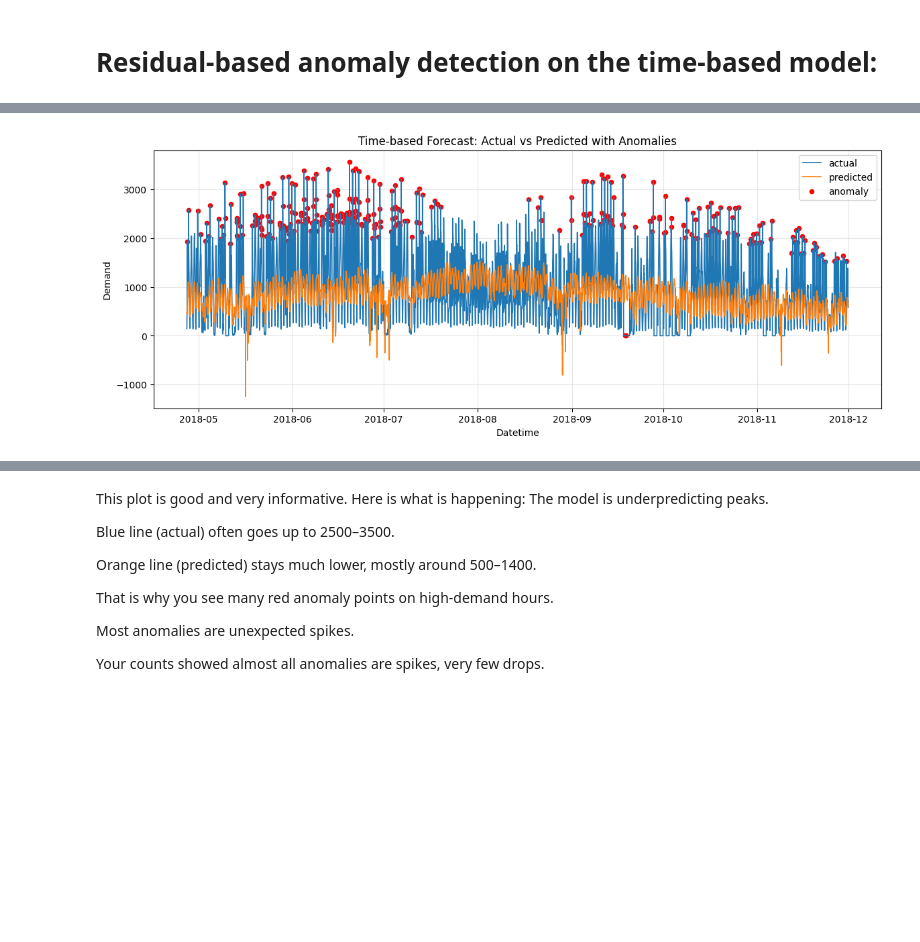
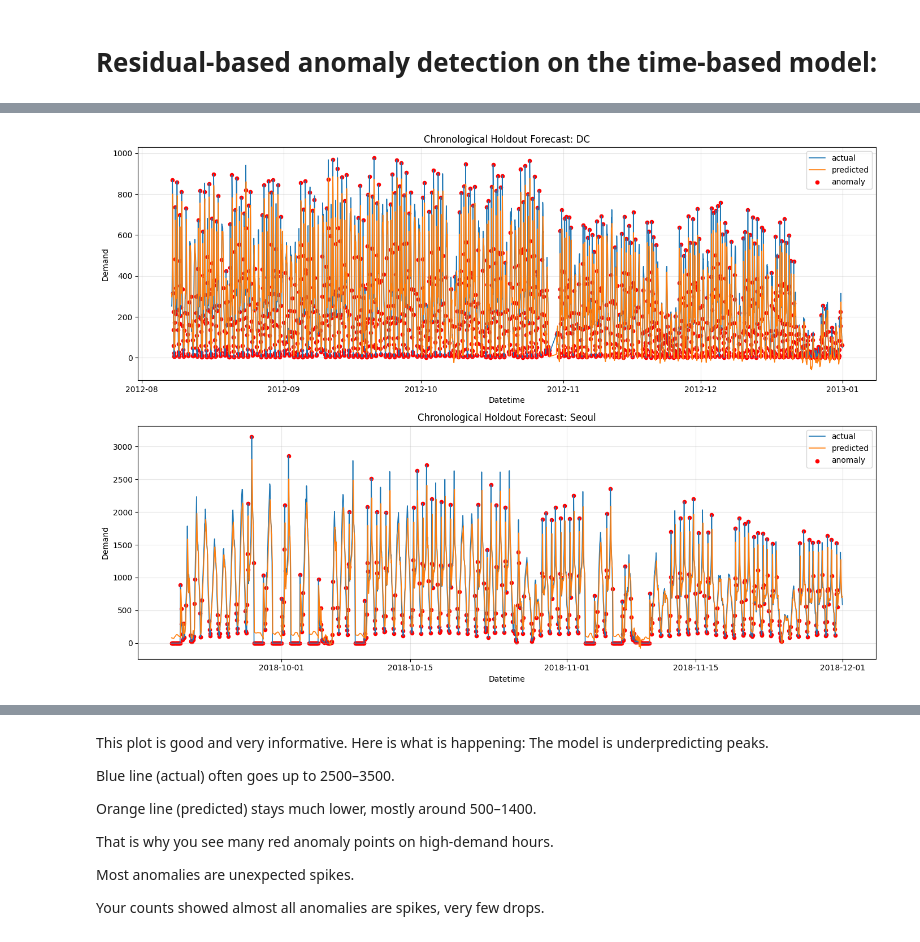
Before and after one commit to clickcafence/Data-Science, a Jupyter notebook: main.ipynb, the cells around one changed output, grey strips where cells are left out. Cells and saved outputs as stored; diff of their text form; code cells hidden in the pictures; blank space fills up the shorter version.

Commit message:
Update bike demand notebook analysis

```diff
--- a/main.ipynb
+++ b/main.ipynb
@@ -569,50 +646,75 @@ _________________________________________________________________________
 # %% [markdown]
 # Residual-based anomaly detection on the time-based model:
 # %%
-# Step 8: Residual-based anomaly detection (using time-based model)
+# Step 8: Residual-based anomaly detection (using the leakage-free test split)
 
-# Build evaluation frame for the test period (last 20% in time order)
-eval_df = time_df.iloc[split_idx:].copy()
+# Build evaluation frame from the held-out test data only.
+eval_df = test_df.sort_values(["city", "datetime"]).reset_index(drop=True).copy()
+if len(eval_df) != len(y_pred_t):
+    eval_len = min(len(eval_df), len(y_pred_t))
+    print(f"Length mismatch detected in linear anomaly frame; trimming to {eval_len} rows.")
+    eval_df = eval_df.iloc[:eval_len].copy()
+    y_pred_t = y_pred_t[:eval_len]
+
 eval_df["predicted_demand"] = y_pred_t
 eval_df["residual"] = eval_df["demand"] - eval_df["predicted_demand"]
 eval_df["abs_residual"] = eval_df["residual"].abs()
 
-# Threshold rule: anomalies when |residual| > 2 * std(residual)
-resid_std = eval_df["residual"].std()
-threshold = 2 * resid_std
-eval_df["is_anomaly"] = eval_df["abs_residual"] > threshold
+# Demand-aware anomaly scoring:
+# - pct_error highlights large relative misses during low-demand periods
+# - rolling z-score adapts the threshold to local demand volatility
+rolling_window = 24
+eval_df["rolling_mean_demand"] = eval_df["demand"].rolling(window=rolling_window, min_periods=6).mean()
+eval_df["rolling_std_demand"] = eval_df["demand"].rolling(window=rolling_window, min_periods=6).std()
+eval_df["rolling_std_demand"] = eval_df["rolling_std_demand"].replace(0, np.nan)
+eval_df["rolling_z_score"] = (eval_df["residual"] / eval_df["rolling_std_demand"]).abs()
+eval_df["pct_error"] = (eval_df["abs_residual"] / eval_df["demand"].clip(lower=1)).abs()
+
+# Threshold rule:
+# - flag large standardized residuals
+# - or large percentage misses on low-volume periods
+z_threshold = 3.0
+pct_threshold = 0.35
+eval_df["is_anomaly"] = (eval_df["rolling_z_score"] > z_threshold) | (eval_df["pct_error"] > pct_threshold)
 
 # Label anomaly direction
 eval_df["anomaly_type"] = "normal"
 eval_df.loc[(eval_df["is_anomaly"]) & (eval_df["residual"] > 0), "anomaly_type"] = "unexpected_spike"
 eval_df.loc[(eval_df["is_anomaly"]) & (eval_df["residual"] < 0), "anomaly_type"] = "unexpected_drop"
 
-print("Residual std:", round(resid_std, 3))
-print("Anomaly threshold (2*std):", round(threshold, 3))
+print("Rolling window:", rolling_window)
+print("Z-score threshold:", z_threshold)
+print("Percentage error threshold:", pct_threshold)
 print("Total test rows:", len(eval_df))
 print("Anomalies found:", int(eval_df["is_anomaly"].sum()))
 print("Anomaly rate (%):", round(100 * eval_df["is_anomaly"].mean(), 2))
 print("\nBy type:")
 print(eval_df["anomaly_type"].value_counts())
 
-# Plot actual vs predicted and highlight anomalies
-plt.figure(figsize=(14, 5))
-plt.plot(eval_df["datetime"], eval_df["demand"], label="actual", linewidth=1.2)
-plt.plot(eval_df["datetime"], eval_df["predicted_demand"], label="predicted", linewidth=1.2)
+# Plot actual vs predicted and highlight anomalies, separately by city so each timeline is readable.
+city_order = [city for city in ["DC", "Seoul"] if city in eval_df["city"].unique()]
+fig, axes = plt.subplots(len(city_order), 1, figsize=(14, 5 * len(city_order)), sharey=False)
+if len(city_order) == 1:
+    axes = [axes]
 
-anoms = eval_df[eval_df["is_anomaly"]]
-plt.scatter(anoms["datetime"], anoms["demand"], color="red", s=20, label="anomaly")
+for axis, city_name in zip(axes, city_order):
+    city_eval = eval_df[eval_df["city"] == city_name].sort_values("datetime")
+    axis.plot(city_eval["datetime"], city_eval["demand"], label="actual", linewidth=1.2)
+    axis.plot(city_eval["datetime"], city_eval["predicted_demand"], label="predicted", linewidth=1.2)
+    city_anoms = city_eval[city_eval["is_anomaly"]]
+    axis.scatter(city_anoms["datetime"], city_anoms["demand"], color="red", s=20, label="anomaly")
+    axis.set_title(f"Chronological Holdout Forecast: {city_name}")
+    axis.set_xlabel("Datetime")
+    axis.set_ylabel("Demand")
+    axis.legend()
+    axis.grid(alpha=0.3)
 
-plt.title("Time-based Forecast: Actual vs Predicted with Anomalies")
-plt.xlabel("Datetime")
-plt.ylabel("Demand")
-plt.legend()
-plt.grid(alpha=0.3)
+plt.tight_layout()
 plt.show()
 
 # Show top anomalies for report
 top_anomalies = eval_df.sort_values("abs_residual", ascending=False)[[
-    "datetime", "city", "demand", "predicted_demand", "residual", "anomaly_type"
+    "datetime", "city", "demand", "predicted_demand", "residual", "pct_error", "rolling_z_score", "anomaly_type"
 ]].head(10)
 top_anomalies
 # %% [output]
@@ -630,2 +733,2 @@ unexpected_drop        3
 Name: count, dtype: int64
-[figure, old version]
+[figure, new version]
```
Also changed, not shown: parts of 11 cells of this notebook.
